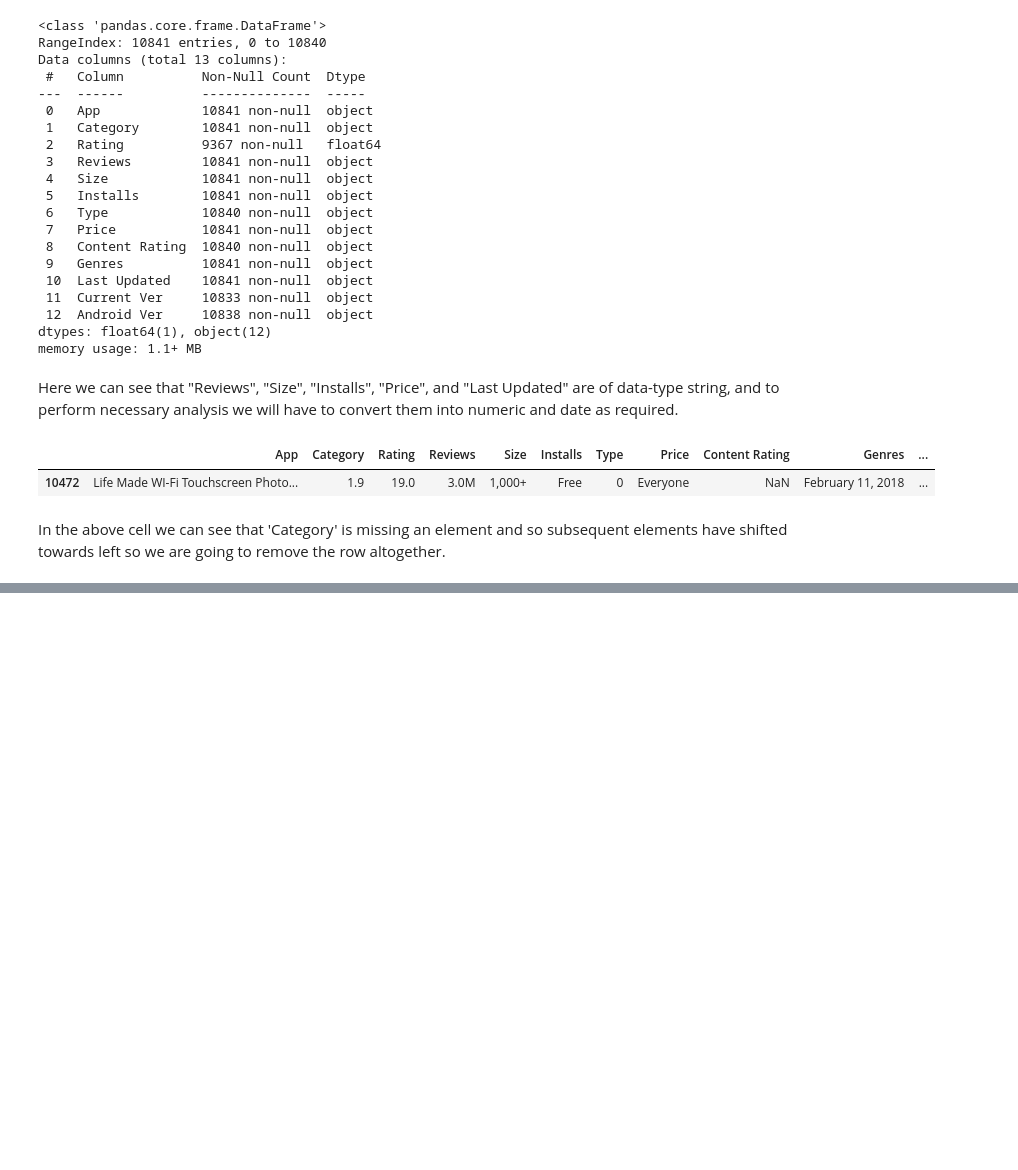
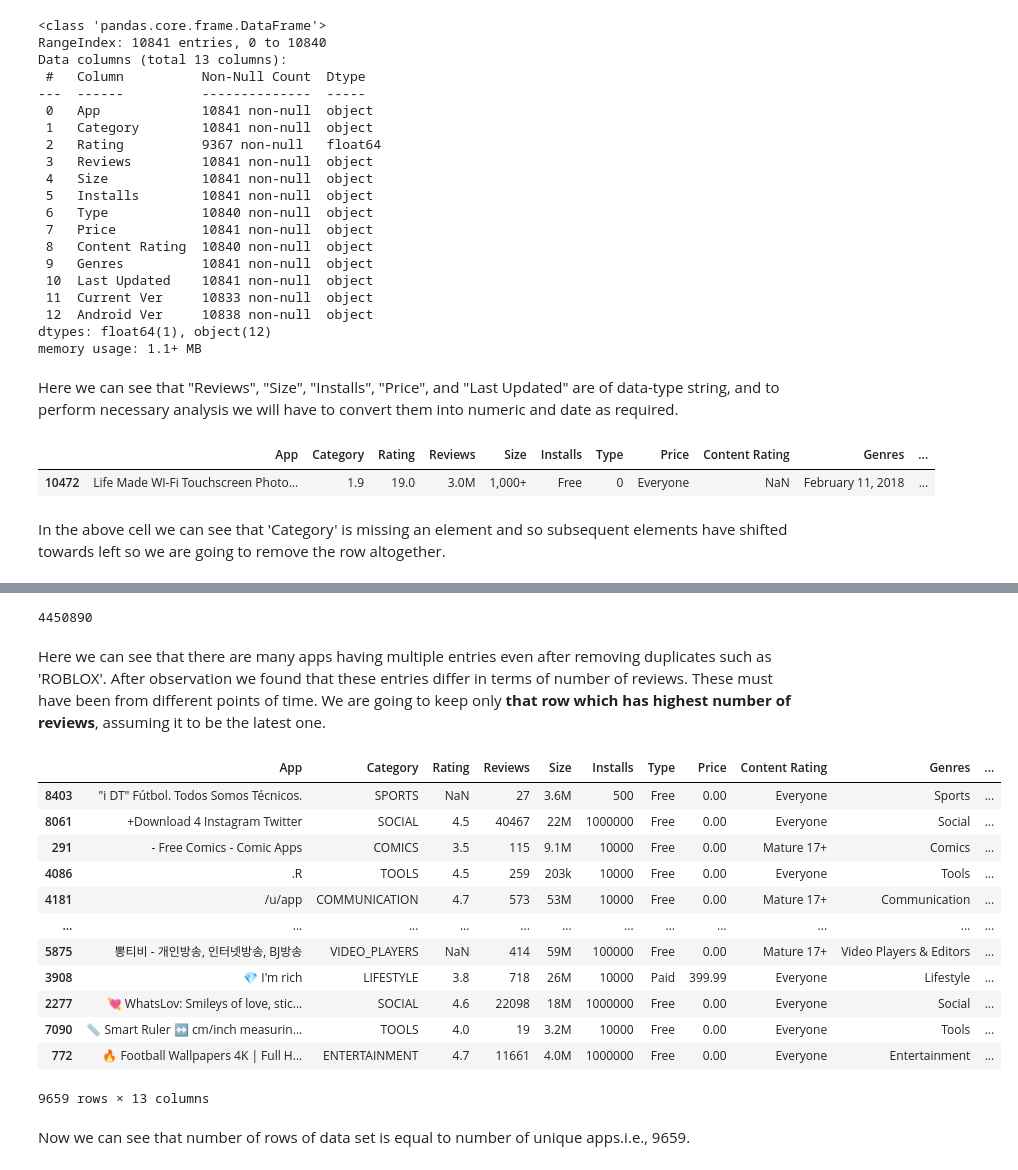
Before and after one commit to Pooja-Dalwani/PlayStoreAppReviewAnalysisEDA, a Jupyter notebook: Capstone_Project_PlayStoreAppReviewAnalysis.ipynb, the cells around one changed output, grey strips where cells are left out. Drawn from its saved outputs; the diff is of its cells as text; code cells hidden in the pictures; blank space fills up the shorter version.

```diff
--- a/Capstone_Project_PlayStoreAppReviewAnalysis.ipynb
+++ b/Capstone_Project_PlayStoreAppReviewAnalysis.ipynb
@@ -217,0 +223,4 @@ temp_df['Last Updated'] = pd.to_datetime(temp_df['Last Updated'])
+# %%
+#Removing duplicates and checking the shape of new dataframe
+temp_df = temp_df.drop_duplicates().reset_index(drop=True)
+temp_df.shape
@@ -217,0 +266,26 @@ temp_df['Last Updated'] = pd.to_datetime(temp_df['Last Updated'])
+# %%
+temp_df.loc[temp_df['App'] == 'ROBLOX']['Reviews'].max()
+# %% [output]
+4450890
+# %% [markdown]
+Here we can see that there are many apps having multiple entries even after removing duplicates such as 'ROBLOX'. After observation we found that these entries differ in terms of number of reviews. These must have been from different points of time. We are going to keep only **that row which has highest number of reviews**, assuming it to be the latest one.
+# %%
+#Keeping only that row for each app which has the highest number of reviews
+temp_df = temp_df.loc[temp_df.groupby('App')['Reviews'].idxmax(),:]
+temp_df
+# %% [output]
+|  | App | Category | Rating | Reviews | Size | Installs | Type | Price | Content Rating | Genres | ... |
+| 8403 | "i DT" Fútbol. Todos Somos Técnicos. | SPORTS | NaN | 27 | 3.6M | 500 | Free | 0.00 | Everyone | Sports | ... |
+| 8061 | +Download 4 Instagram Twitter | SOCIAL | 4.5 | 40467 | 22M | 1000000 | Free | 0.00 | Everyone | Social | ... |
+| 291 | - Free Comics - Comic Apps | COMICS | 3.5 | 115 | 9.1M | 10000 | Free | 0.00 | Mature 17+ | Comics | ... |
+| 4086 | .R | TOOLS | 4.5 | 259 | 203k | 10000 | Free | 0.00 | Everyone | Tools | ... |
+| 4181 | /u/app | COMMUNICATION | 4.7 | 573 | 53M | 10000 | Free | 0.00 | Mature 17+ | Communication | ... |
+| ... | ... | ... | ... | ... | ... | ... | ... | ... | ... | ... | ... |
+| 5875 | 뽕티비 - 개인방송, 인터넷방송, BJ방송 | VIDEO_PLAYERS | NaN | 414 | 59M | 100000 | Free | 0.00 | Mature 17+ | Video Players & Editors | ... |
+| 3908 | 💎 I'm rich | LIFESTYLE | 3.8 | 718 | 26M | 10000 | Paid | 399.99 | Everyone | Lifestyle | ... |
+| 2277 | 💘 WhatsLov: Smileys of love, stic... | SOCIAL | 4.6 | 22098 | 18M | 1000000 | Free | 0.00 | Everyone | Social | ... |
+| 7090 | 📏 Smart Ruler ↔️ cm/inch measurin... | TOOLS | 4.0 | 19 | 3.2M | 10000 | Free | 0.00 | Everyone | Tools | ... |
+| 772 | 🔥 Football Wallpapers 4K | Full H... | ENTERTAINMENT | 4.7 | 11661 | 4.0M | 1000000 | Free | 0.00 | Everyone | Entertainment | ... |
+9659 rows × 13 columns
+# %% [markdown]
+Now we can see that number of rows of data set is equal to number of unique apps.i.e., 9659.
```
Also changed, not shown: parts of 27 cells of this notebook.
